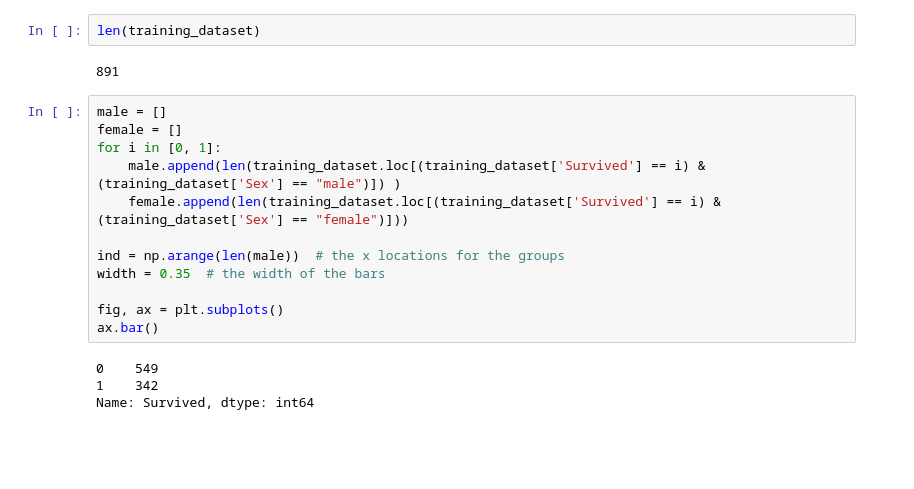
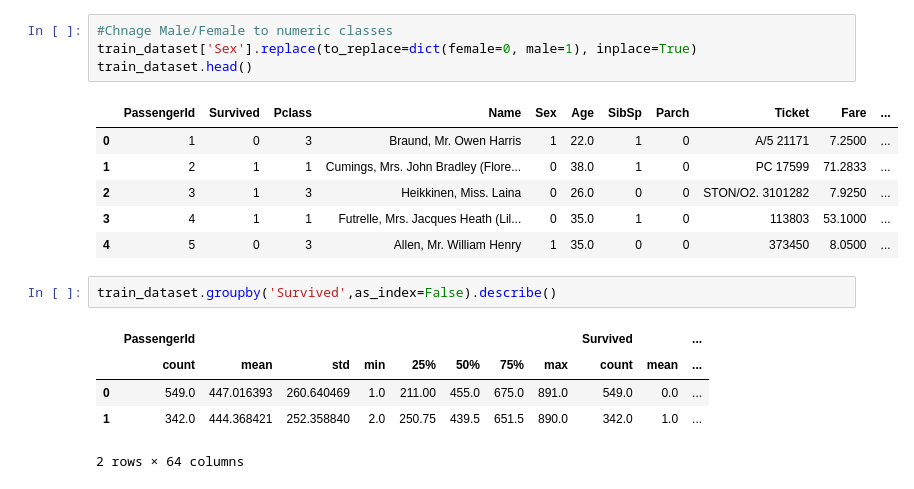
Before and after one commit to ryanliwag/kaggle_dump, a Jupyter notebook: titanic/Titanic.ipynb, the cells around one changed output. Saved outputs shown, nothing was run; the diff lists cells and outputs as text; blank space fills up the shorter version.

```diff
--- a/titanic/Titanic.ipynb
+++ b/titanic/Titanic.ipynb
@@ -17,20 +14,19 @@ training_dataset.head()
-# %%
-len(training_dataset)
-# %% [output]
-891
-# %%
-male = []
-female = []
-for i in [0, 1]:
-    male.append(len(training_dataset.loc[(training_dataset['Survived'] == i) & (training_dataset['Sex'] == "male")]) )
-    female.append(len(training_dataset.loc[(training_dataset['Survived'] == i) & (training_dataset['Sex'] == "female")]))
-
-ind = np.arange(len(male))  # the x locations for the groups
-width = 0.35  # the width of the bars
-
-fig, ax = plt.subplots()
-ax.bar()
-# %% [output]
-0    549
-1    342
-Name: Survived, dtype: int64
+# %%
+#Chnage Male/Female to numeric classes
+train_dataset['Sex'].replace(to_replace=dict(female=0, male=1), inplace=True)
+train_dataset.head()
+# %% [output]
+|  | PassengerId | Survived | Pclass | Name | Sex | Age | SibSp | Parch | Ticket | Fare | ... |
+| 0 | 1 | 0 | 3 | Braund, Mr. Owen Harris | 1 | 22.0 | 1 | 0 | A/5 21171 | 7.2500 | ... |
+| 1 | 2 | 1 | 1 | Cumings, Mrs. John Bradley (Flore... | 0 | 38.0 | 1 | 0 | PC 17599 | 71.2833 | ... |
+| 2 | 3 | 1 | 3 | Heikkinen, Miss. Laina | 0 | 26.0 | 0 | 0 | STON/O2. 3101282 | 7.9250 | ... |
+| 3 | 4 | 1 | 1 | Futrelle, Mrs. Jacques Heath (Lil... | 0 | 35.0 | 1 | 0 | 113803 | 53.1000 | ... |
+| 4 | 5 | 0 | 3 | Allen, Mr. William Henry | 1 | 35.0 | 0 | 0 | 373450 | 8.0500 | ... |
+# %%
+train_dataset.groupby('Survived',as_index=False).describe()
+# %% [output]
+|  | PassengerId |  |  |  |  |  |  |  | Survived |  | ... |
+|  | count | mean | std | min | 25% | 50% | 75% | max | count | mean | ... |
+| 0 | 549.0 | 447.016393 | 260.640469 | 1.0 | 211.00 | 455.0 | 675.0 | 891.0 | 549.0 | 0.0 | ... |
+| 1 | 342.0 | 444.368421 | 252.358840 | 2.0 | 250.75 | 439.5 | 651.5 | 890.0 | 342.0 | 1.0 | ... |
+2 rows × 64 columns
```
Also changed, not shown: parts of 17 cells of this notebook.
